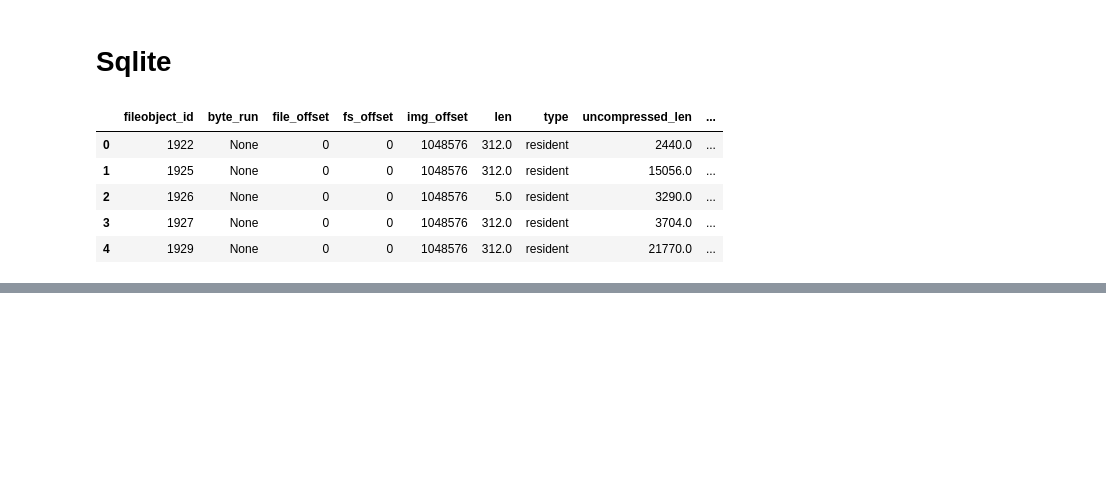
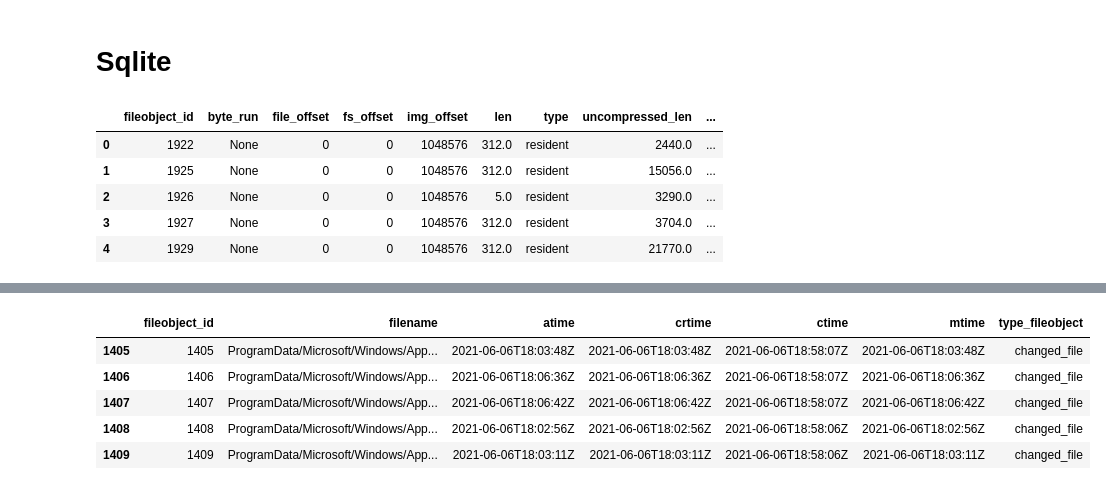
Before and after one commit to AllisonShen/security_mft, a Jupyter notebook: code/run_this.ipynb, the cells around one changed output, grey strips where cells are left out. Cells and saved outputs as stored; diff of their text form; code cells hidden in the pictures; blank space fills up the shorter version.

Commit message:
Filter by type

```diff
--- a/code/run_this.ipynb
+++ b/code/run_this.ipynb
@@ -176,0 +199,16 @@ df_read_sql.head()
+# %%
+types_fileobject = ["new_file_fileobject", "changed_file_fileobject", "deleted_file_fileobject", "modified_file_fileobject", "original_fileobject", "renamed_file_fileobject"]
+shown_columns = ["fileobject_id", "filename","atime", "crtime", "ctime", "mtime"]
+
+type_fileobject = types_fileobject[1]
+df_filter_by_type = df.loc[df[type_fileobject] == 1]
+df_filter_by_type = df_filter_by_type[shown_columns]
+df_filter_by_type["type_fileobject"] = type_fileobject[:-11]
+df_filter_by_type.head()
+# %% [output]
+|  | fileobject_id | filename | atime | crtime | ctime | mtime | type_fileobject |
+| 1405 | 1405 | ProgramData/Microsoft/Windows/App... | 2021-06-06T18:03:48Z | 2021-06-06T18:03:48Z | 2021-06-06T18:58:07Z | 2021-06-06T18:03:48Z | changed_file |
+| 1406 | 1406 | ProgramData/Microsoft/Windows/App... | 2021-06-06T18:06:36Z | 2021-06-06T18:06:36Z | 2021-06-06T18:58:07Z | 2021-06-06T18:06:36Z | changed_file |
+| 1407 | 1407 | ProgramData/Microsoft/Windows/App... | 2021-06-06T18:06:42Z | 2021-06-06T18:06:42Z | 2021-06-06T18:58:07Z | 2021-06-06T18:06:42Z | changed_file |
+| 1408 | 1408 | ProgramData/Microsoft/Windows/App... | 2021-06-06T18:02:56Z | 2021-06-06T18:02:56Z | 2021-06-06T18:58:06Z | 2021-06-06T18:02:56Z | changed_file |
+| 1409 | 1409 | ProgramData/Microsoft/Windows/App... | 2021-06-06T18:03:11Z | 2021-06-06T18:03:11Z | 2021-06-06T18:58:06Z | 2021-06-06T18:03:11Z | changed_file |
```
Also changed, not shown: parts of 5 cells of this notebook, 2 other files.
